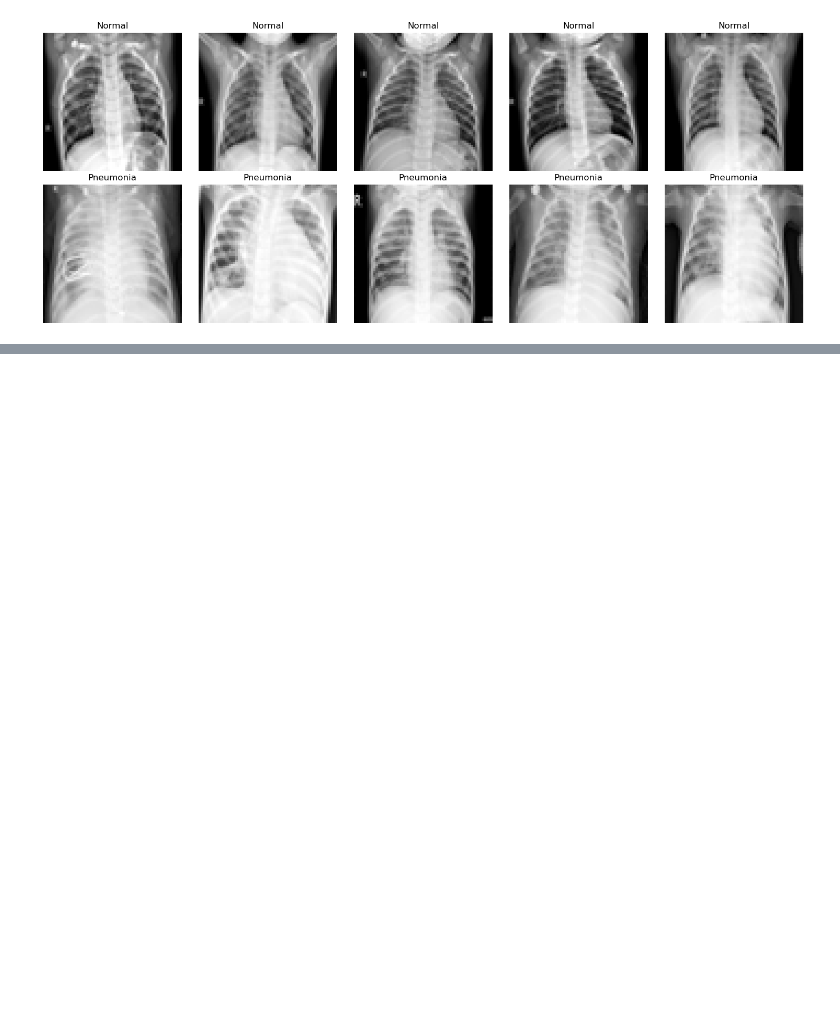
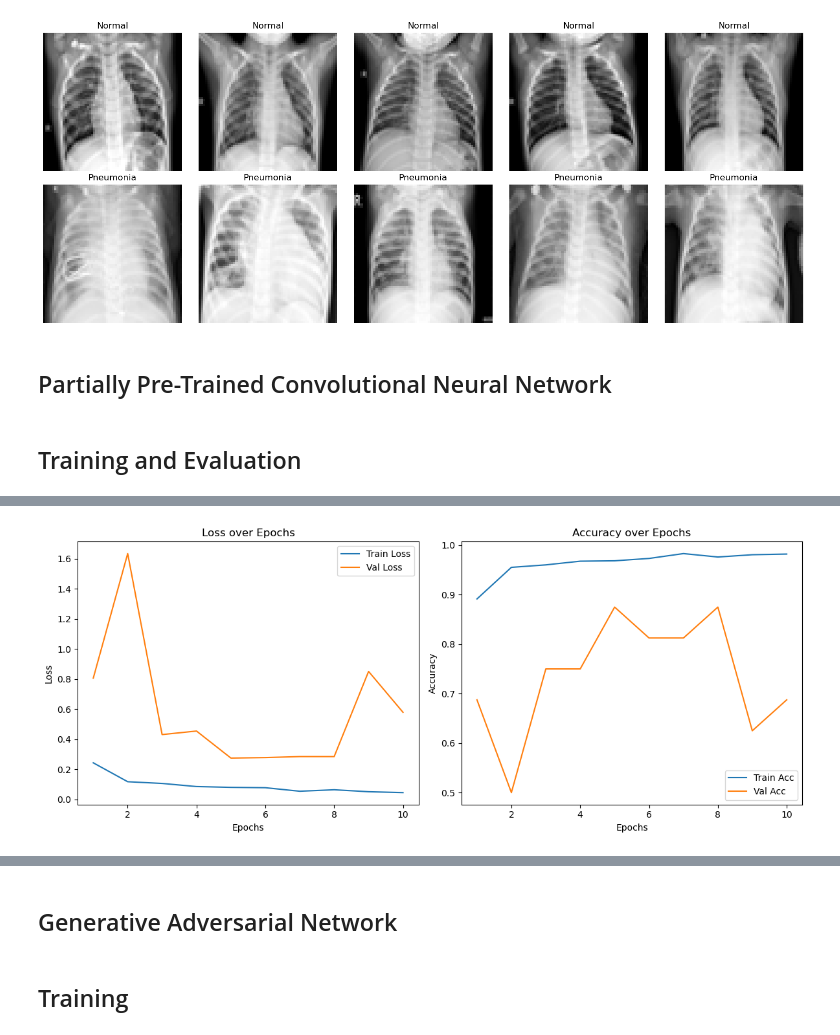
Before and after one commit to Syed-A-Naqvi/machine_learning, a Jupyter notebook: python_machine_learning/pytorch/x_ray_classification_project/Chest_X_Ray_Image_Classification.ipynb, the cells around one changed output, grey strips where cells are left out. Saved outputs shown, nothing was run; the diff lists cells and outputs as text; code cells hidden in the pictures; blank space fills up the shorter version.

Commit message:
neural network classification project complete

```diff
--- a/python_machine_learning/pytorch/x_ray_classification_project/Chest_X_Ray_Image_Classification.ipynb
+++ b/python_machine_learning/pytorch/x_ray_classification_project/Chest_X_Ray_Image_Classification.ipynb
@@ -95,11 +121,5 @@ plt.tight_layout()
 plt.show()
 # %% [output]
 [figure]
-# %%
-latent_dim = 100  # Size of the noise vector
-batch_size = 64
-image_size = 64   # Height/Width of the images
-num_epochs = 50
-learning_rate = 0.0002
-beta1 = 0.5
-channels_img = 1
+# %% [markdown]
+## Partially Pre-Trained Convolutional Neural Network
@@ -105,0 +270,38 @@ channels_img = 1
+# %% [markdown]
+## Training and Evaluation
+# %%
+# Partial Pretraining:
+pretrained_model = resnet18(weights=ResNet18_Weights.DEFAULT)
+pretrained_weights = pretrained_model.conv1.weight.data  # shape: [64, 3, 7, 7]
+
+with torch.no_grad():
+    # first 16 filters
+    pretrained_16 = pretrained_weights[:16]  # shape: [16, 3, 7, 7]
+
+    # average across the 3 channels
+    averaged = pretrained_16.mean(dim=1, keepdim=True)  # shape: [16, 1, 7, 7]
+
+    # extract center 3x3
+    center_3x3 = averaged[:, :, 2:5, 2:5]  # shape: [16, 1, 3, 3]
+
+    # Assign to our conv1 weights
+    model.conv1.weight.data = center_3x3
+
+# Move model to device
+model = model.to(device)
+
+# Train the model
+num_epochs = 10
+model = train(model, train_loader, val_loader, num_epochs)
+
+# Evaluate on test set
+test_loss, test_accuracy = evaluate_model(model, test_loader)
+print(f"Test Loss: {test_loss:.4f}, Test Accuracy: {test_accuracy:.4f}")
+
+# Revert model to state with best saved parameters
+model = revert_to_best_model(model, "best_model.pth")
+
+# Re-evaluate on test set
+test_loss, test_accuracy = evaluate_model(model, test_loader)
+print(f"Test Loss: {test_loss:.4f}, Test Accuracy: {test_accuracy:.4f}")
+# %% [output]
@@ -105,0 +322 @@ channels_img = 1
+[figure, added]
@@ -105,0 +326,2 @@ channels_img = 1
+# %% [markdown]
+## Generative Adversarial Network
@@ -204,3 +441,5 @@ criterion = nn.BCELoss()
+# %% [markdown]
+## Training
 # %%
 G.train()
 D.train()
```
Also changed, not shown: parts of 29 cells of this notebook, 3 other files.
